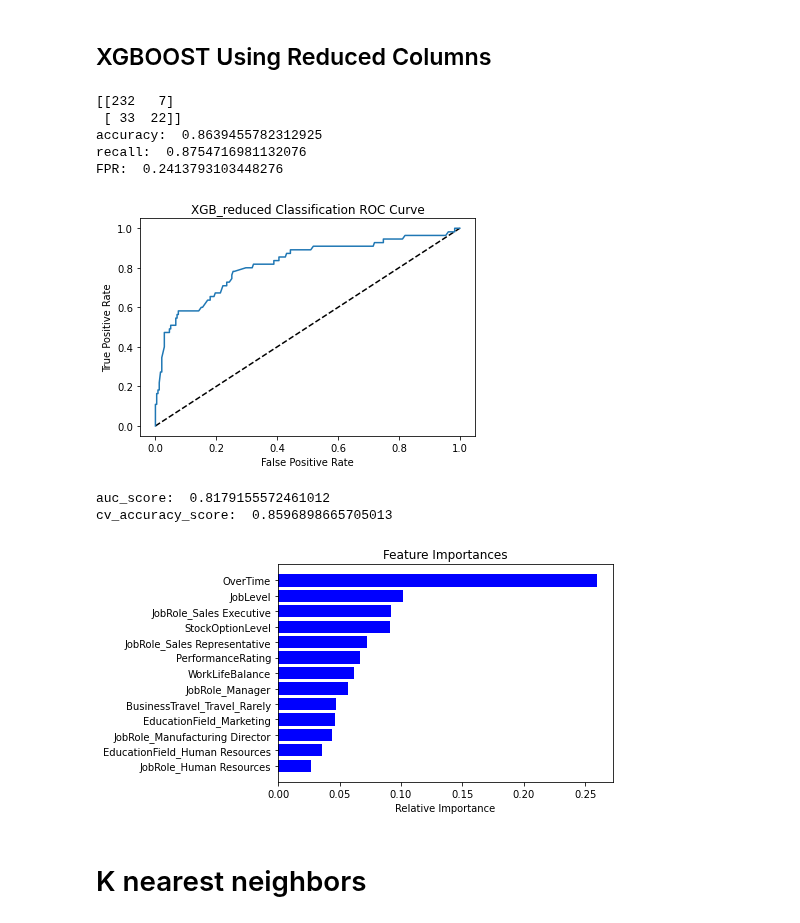
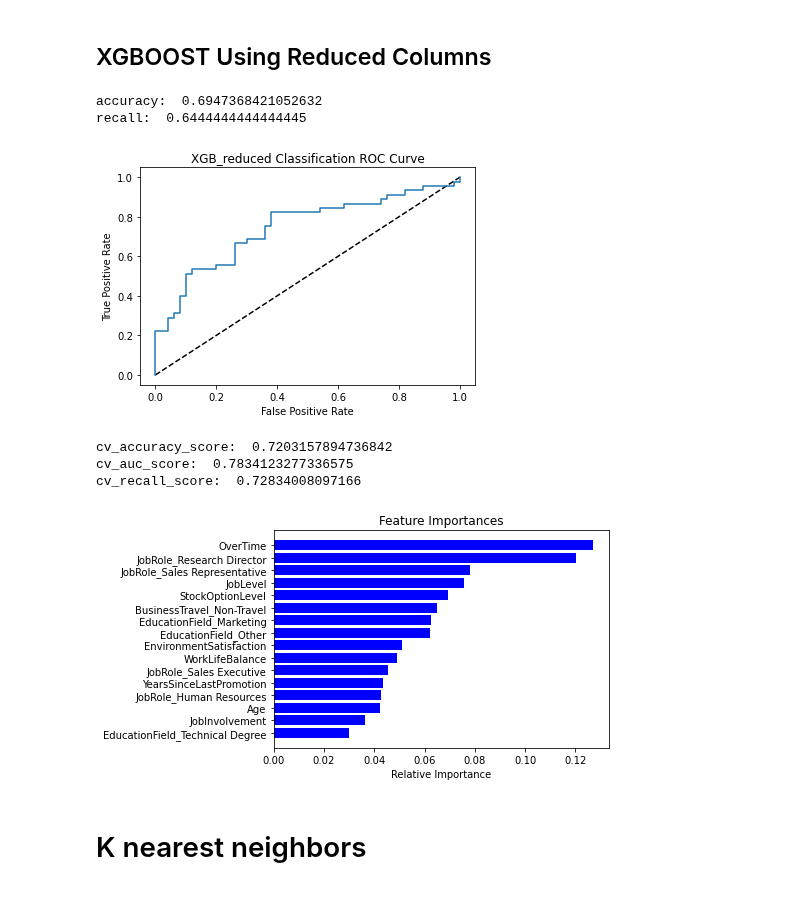
Before and after one commit to Xusong1998/Data-Analytics-Project, a Jupyter notebook: HR_Attrition_Data_Modeling.ipynb, the cells around one changed output. Drawn from its saved outputs; the diff is of its cells as text; code cells hidden in the pictures.

```diff
--- a/HR_Attrition_Data_Modeling.ipynb
+++ b/HR_Attrition_Data_Modeling.ipynb
@@ -683,7 +681,7 @@ auc score: 0.8189942643724157
 X=attrition_df.drop('Attrition',axis=1)
 y=attrition_df['Attrition']
 
-X_train, X_test, y_train, y_test = train_test_split(X, y, test_size=0.2, random_state=10)
+X_train, X_test, y_train, y_test = train_test_split(X_under, y_under, test_size=0.2, random_state=10)
 
 #{'colsample_bytree': 0.5, 'learning_rate': 0.2, 'max_depth': 8, 'n_estimators': 300}
 xg_cl=xgb.XGBClassifier(eval_metric='logloss',seed=10,use_label_encoder=False, objective='binary:logistic',
@@ -718,7 +716,7 @@ score = cross_val_score(xg_cl, X_train, y_train, cv=5, scoring='recall')
 print('cv_recall_score: ',score.mean())
 
 
-features = X.columns
+features = X_under.columns
 importances = xg_cl.feature_importances_
 indices = np.argsort(importances)
 
@@ -752,54 +748,57 @@ cv_accuracy_score:  0.8792282726289218
 ## XGBOOST Using Reduced Columns
 # %%
 fi_mask = xg_cl.feature_importances_ > 0.02
-X_reduced = X.loc[:, fi_mask]
+X_reduced = X_under.loc[:, fi_mask]
 
-X_train, X_test, y_train, y_test = train_test_split(X_reduced, y, test_size=0.2, random_state=10)
+X_train, X_test, y_train, y_test = train_test_split(X_reduced, y_under, test_size=0.2, random_state=10)
 #{'colsample_bytree': 0.5, 'learning_rate': 0.2, 'max_depth': 8, 'n_estimators': 100}
 xg_cl1 = xgb.XGBClassifier(eval_metric='logloss', seed=10,use_label_encoder=False, objective='binary:logistic',
                           colsample_bytree=0.5, learning_rate=0.2, max_depth=8, n_estimators=100)
 
 xg_cl1.fit(X_train, y_train)
 y_pred=xg_cl1.predict(X_test)
 y_prob = xg_cl1.predict_proba(X_test)[:,1]
 
 cf_matrix = confusion_matrix(y_test, y_pred)
-print(cf_matrix)
-print('accuracy: ', (cf_matrix[0,0]+cf_matrix[1,1])/np.sum(cf_matrix))
-print('recall: ', cf_matrix[0,0]/(cf_matrix[0,0]+cf_matrix[1,0]))
-print('FPR: ', cf_matrix[0,1]/(cf_matrix[0,1]+cf_matrix[1,1]))
+tn, fp, fn, tp = cf_matrix.ravel()
+print('accuracy: ', (tp+tn)/(tn+fp+fn+tp))
+print('recall: ', tp/(tp+fn))
 
 fpr, tpr, thresholds = roc_curve(y_test, y_prob)
 plt.plot([0,1],[0,1],'k--')
 plt.plot(fpr, tpr, label='XGBClassifier_reduced')
 plt.xlabel('False Positive Rate')
 plt.ylabel('True Positive Rate')
 plt.title('XGB_reduced Classification ROC Curve')
 plt.show()
-print('auc_score: ', roc_auc_score(y_test, y_prob))
-
-score = cross_val_score(xg_cl1, X_train, y_train, cv=5, scoring='accuracy')
-print('cv_accuracy_score: ',score.mean())
 
 features = X_reduced.columns
 importances = xg_cl1.feature_importances_
 indices = np.argsort(importances)
+
+k_fold = KFold(n_splits=10, shuffle=True, random_state=123)
+score = cross_val_score(xg_cl, X_train, y_train, cv=5, scoring='accuracy')
+print('cv_accuracy_score: ',score.mean())
+
+score = cross_val_score(xg_cl, X_train, y_train, cv=5, scoring='roc_auc')
+print('cv_auc_score: ',score.mean())
+
+score = cross_val_score(xg_cl, X_train, y_train, cv=5, scoring='recall')
+print('cv_recall_score: ',score.mean())
 
 plt.title('Feature Importances')
 plt.barh(range(len(indices)), importances[indices], color='b', align='center')
 plt.yticks(range(len(indices)), [features[i] for i in indices])
 plt.xlabel('Relative Importance')
 plt.show()
 # %% [output]
-[[232   7]
- [ 33  22]]
-accuracy:  0.8639455782312925
-recall:  0.8754716981132076
-FPR:  0.2413793103448276
+accuracy:  0.6947368421052632
+recall:  0.6444444444444445
-[figure, old version]
+[figure, new version]
-auc_score:  0.8179155572461012
-cv_accuracy_score:  0.8596898665705013
+cv_accuracy_score:  0.7203157894736842
+cv_auc_score:  0.7834123277336575
+cv_recall_score:  0.72834008097166
-[figure, old version]
+[figure, new version]
 # %%
 #params = {'max_depth':[3,5,8,10],
          #'learning_rate':[0.2, 0.1],
```
Also changed, not shown: parts of 3 cells of this notebook.
